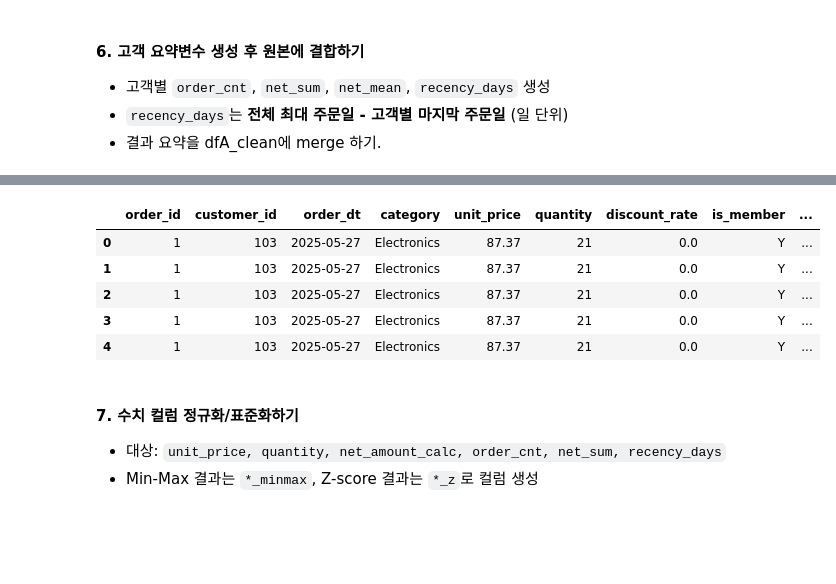
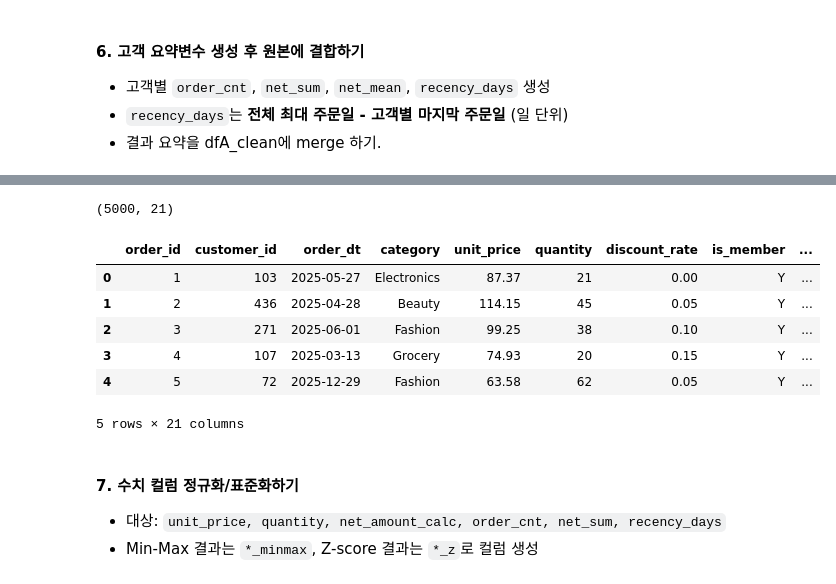
Before and after one commit to dkdkdk606/national_Defense, a Jupyter notebook: 04_pandas/2.문제/pandas_06_데이터파악과조작_연습문제4_데이터변환.ipynb, the cells around one changed output, grey strips where cells are left out. Drawn from its saved outputs; the diff is of its cells as text; code cells hidden in the pictures; blank space fills up the shorter version.

```diff
--- a/04_pandas/2.문제/pandas_06_데이터파악과조작_연습문제4_데이터변환.ipynb
+++ b/04_pandas/2.문제/pandas_06_데이터파악과조작_연습문제4_데이터변환.ipynb
@@ -166,19 +185,44 @@ dfA_clean.head(2)
 - `recency_days`는 **전체 최대 주문일 - 고객별 마지막 주문일** (일 단위)
 - 결과 요약을 dfA_clean에 merge 하기.
 # %%
-# dfA_clean.drop(columns = ['order_cnt','net_sum','net_mean','recency_days'])
-# dfA_clean.info()
+
 dfA_customer = pd.DataFrame()
-dfA_customer['customer_id'] = dfA_clean['customer_id']
-dfB = dfA_clean.copy()
+
+dfA_customer = dfA_clean.groupby('customer_id').agg(
+    order_cnt=('order_id', 'size'),
+    net_sum=('quantity', 'sum'),
+    net_mean=('quantity', 'mean'),
+    max_order_dt=('order_dt', 'max'),
+).reset_index()
+
+max_day = dfA_clean['order_dt'].max()
+dfA_customer['recency_days'] = (max_day - dfA_customer['max_order_dt']).dt.days
+dfA_customer = dfA_customer.drop(columns=['max_order_dt'])
 # %%
+# dfA_clean.drop(columns = ['order_cnt','net_sum','net_mean','recency_days'])
+# dfA_clean.info()
+
+#dfA_customer['customer_id'] = dfA_clean['customer_id'].unique()
+# 서로다른 열로 인식되는 친구 있으면 merge 했을 때 product 계산으로 만들어짐 -> 고객별로 하나의 행만 나오게 할것
+
+# 요건 데이터 행수가 기존이랑 똑같아짐
 # dfA_customer['order_cnt'] = dfA_clean.groupby('customer_id')['order_id'].transform('size')
 # dfA_customer['net_sum'] = dfA_clean.groupby('customer_id')['quantity'].transform('sum')
 # dfA_customer['net_mean'] = dfA_clean.groupby('customer_id')['quantity'].transform('mean')
 # max_day = dfA_clean['order_dt'].max()
 # dfA_customer['recency_days'] = (max_day - dfA_clean.groupby('customer_id')['order_dt'].transform('max')).dt.days
+# map으로
+# dfA_customer['order_cnt'] = dfA_clean['customer_id'].map( dfA_clean.groupby('customer_id')['order_id'].size() )
+# dfA_customer['net_sum'] = dfA_clean['customer_id'].map(dfA_clean.groupby('customer_id')['quantity'].sum() )
+# dfA_customer['net_mean'] = dfA_clean['customer_id'].map( dfA_clean.groupby('customer_id')['quantity'].mean() )
+# max_day = dfA_clean['order_dt'].max()
+# last_day = dfA_clean.groupby('customer_id')['order_dt'].max()
+# dfA_customer['recency_days'] = (max_day - dfA_clean['customer_id'].map(last_day)).dt.days
 
-dfA_customer = dfA_clean.groupby('customer_id').agg(order_cnt=('order_id', 'size')).reset_index()
-dfA_customer = dfA_clean.groupby('customer_id').agg(order_cnt=('order_id', 'size')).reset_index()
+# dfA_customer['order_cnt'] = dfA_clean.groupby('customer_id')['order_id'].size()
+# dfA_customer['net_sum'] = dfA_clean.groupby('customer_id')['quantity'].sum()
+# dfA_customer['net_mean'] = dfA_clean.groupby('customer_id')['quantity'].mean()
 
-dfA_customer.head()
+# max_day = dfA_clean['order_dt'].max()
+# last_day = dfA_clean.groupby('customer_id')['order_dt'].max()
+# dfA_customer['recency_days'] = (max_day - last_day).dt.days
@@ -192,14 +240,15 @@ dfA_customer.head()
 # %%
-dfA_clean = pd.merge(dfA_clean, dfA_customer, on='customer_id', how='left')
-
+dfA_clean.shape
 dfA_clean.head()
 # %% [output]
+(5000, 21)
 |  | order_id | customer_id | order_dt | category | unit_price | quantity | discount_rate | is_member | ... |
-| 0 | 1 | 103 | 2025-05-27 | Electronics | 87.37 | 21 | 0.0 | Y | ... |
-| 1 | 1 | 103 | 2025-05-27 | Electronics | 87.37 | 21 | 0.0 | Y | ... |
-| 2 | 1 | 103 | 2025-05-27 | Electronics | 87.37 | 21 | 0.0 | Y | ... |
-| 3 | 1 | 103 | 2025-05-27 | Electronics | 87.37 | 21 | 0.0 | Y | ... |
-| 4 | 1 | 103 | 2025-05-27 | Electronics | 87.37 | 21 | 0.0 | Y | ... |
+| 0 | 1 | 103 | 2025-05-27 | Electronics | 87.37 | 21 | 0.00 | Y | ... |
+| 1 | 2 | 436 | 2025-04-28 | Beauty | 114.15 | 45 | 0.05 | Y | ... |
+| 2 | 3 | 271 | 2025-06-01 | Fashion | 99.25 | 38 | 0.10 | Y | ... |
+| 3 | 4 | 107 | 2025-03-13 | Grocery | 74.93 | 20 | 0.15 | Y | ... |
+| 4 | 5 | 72 | 2025-12-29 | Fashion | 63.58 | 62 | 0.05 | Y | ... |
+5 rows × 21 columns
 # %% [markdown]
 #### 7. 수치 컬럼 정규화/표준화하기
 
```
Also changed, not shown: parts of 14 cells of this notebook, 18 other files.
